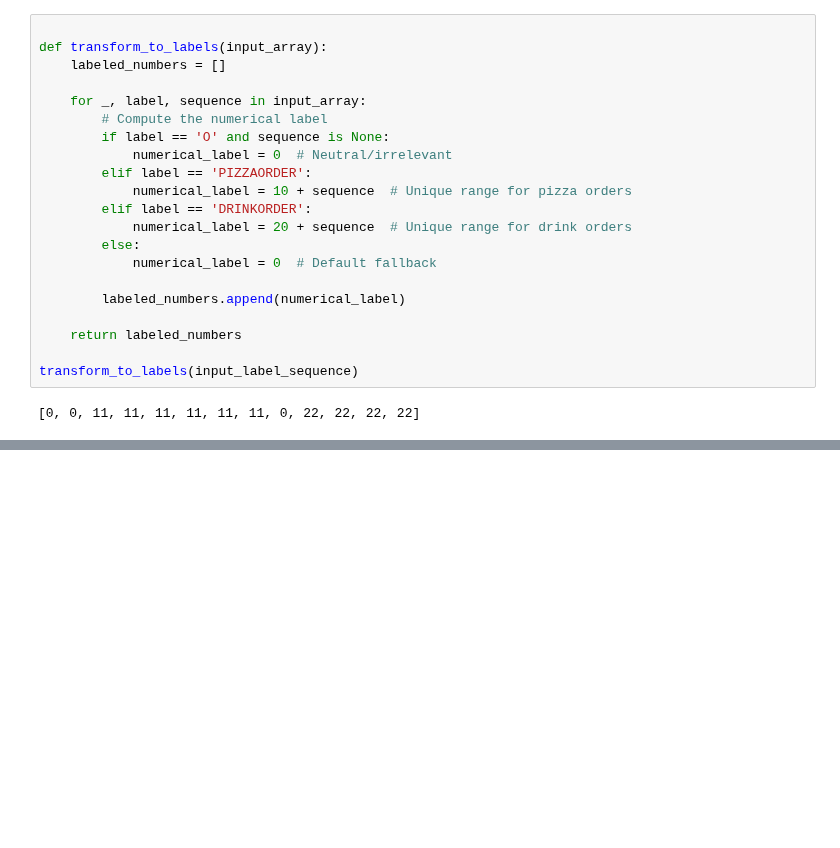
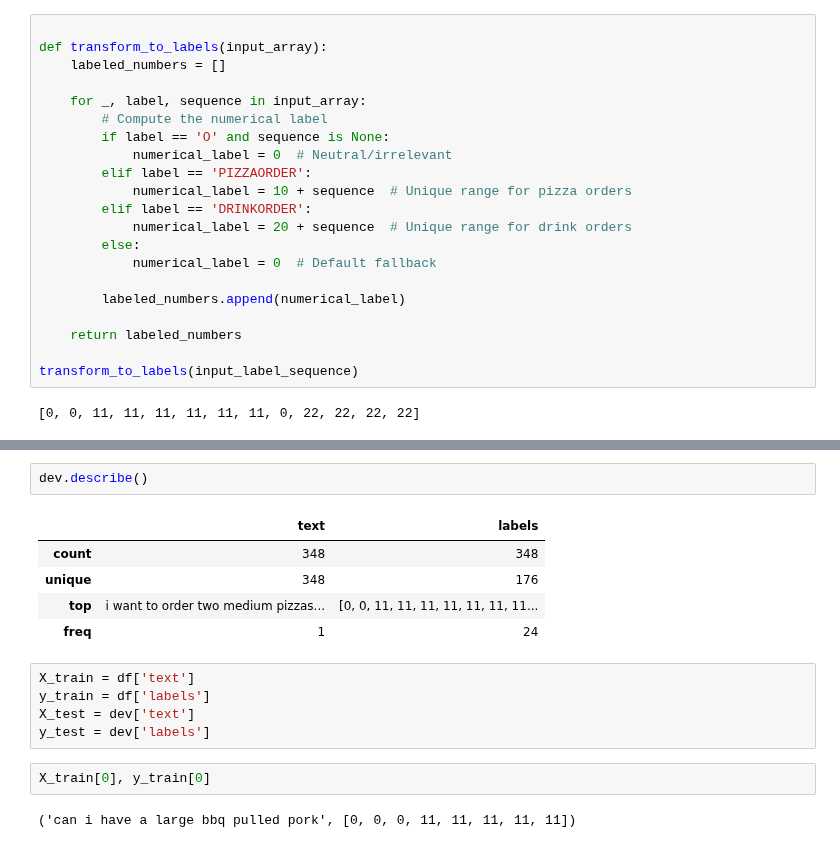
Before and after one commit to IbraheimTarek/NER-Project, a Jupyter notebook: notebooks/Bilstm_model_3.ipynb, the cells around one changed output, grey strips where cells are left out. Cells and saved outputs as stored; diff of their text form; blank space fills up the shorter version.

```diff
--- a/notebooks/Bilstm_model_3.ipynb
+++ b/notebooks/Bilstm_model_3.ipynb
@@ -278,0 +176,17 @@ NameError: name 'exact_match_accuracy' is not defined
+# %%
+dev.describe()
+# %% [output]
+|  | text | labels |
+| count | 348 | 348 |
+| unique | 348 | 176 |
+| top | i want to order two medium pizzas... | [0, 0, 11, 11, 11, 11, 11, 11, 11... |
+| freq | 1 | 24 |
+# %%
+X_train = df['text']
+y_train = df['labels']
+X_test = dev['text']
+y_test = dev['labels']
+# %%
+X_train[0], y_train[0]
+# %% [output]
+('can i have a large bbq pulled pork', [0, 0, 0, 11, 11, 11, 11, 11])
```
Also changed, not shown: parts of 34 cells of this notebook.
